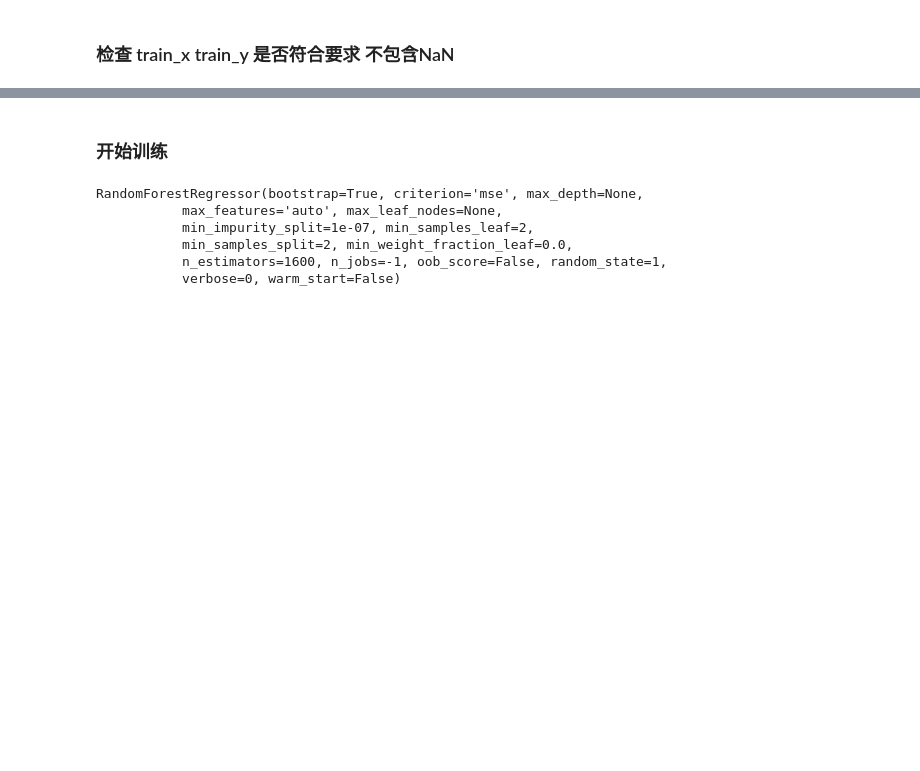
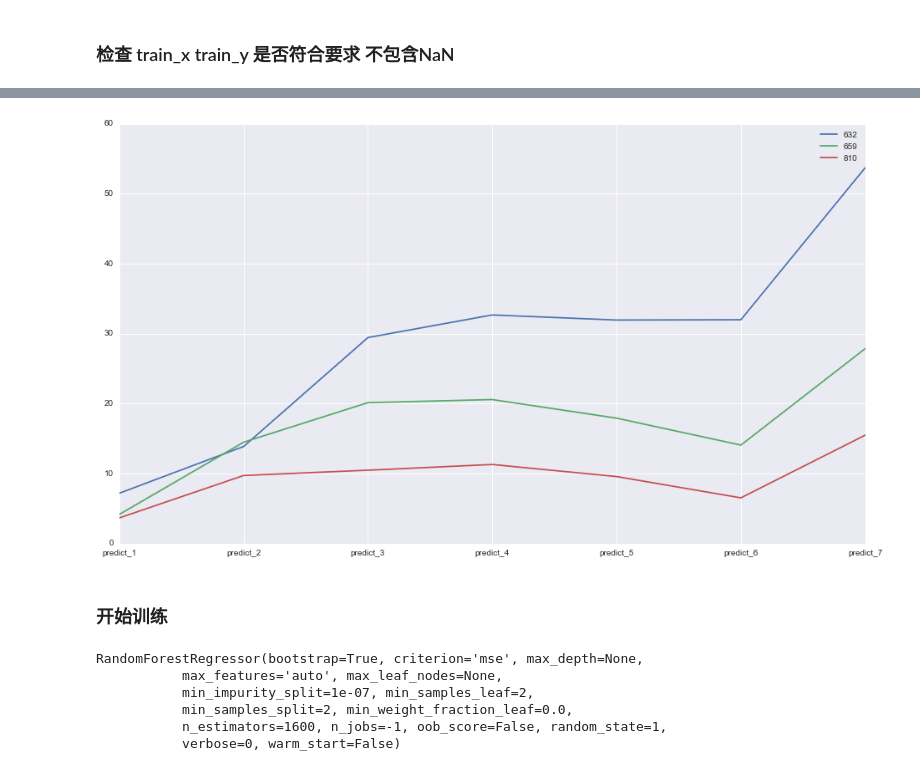
Before and after one commit to wakemeup-xyz/TianChi_IJCAI-17_sales_prediction_code, a Jupyter notebook: regression.ipynb, the cells around one changed output, grey strips where cells are left out. Cells and saved outputs as stored; diff of their text form; code cells hidden in the pictures; blank space fills up the shorter version.

```diff
--- a/regression.ipynb
+++ b/regression.ipynb
@@ -368,3 +433,9 @@ Multiprocessing exception:
+# %%
+train_predict_find_error = pd.DataFrame(ET.predict(train_x),index=range(1,2001),columns=['predict_'+str(i) for i in range(1,8)])
+# %%
+draw_ids(ids_high_error[8:11],dataset=train_predict_find_error ,start_date = 'predict_1',end_date='predict_7')
+# %% [output]
+[figure, added]
 # %% [markdown]
 ### 开始训练
 # %%
```
Also changed, not shown: parts of 33 cells of this notebook, 4 other files.
